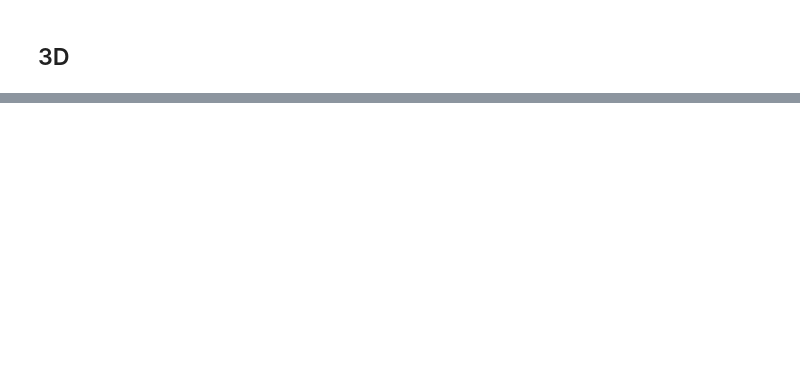
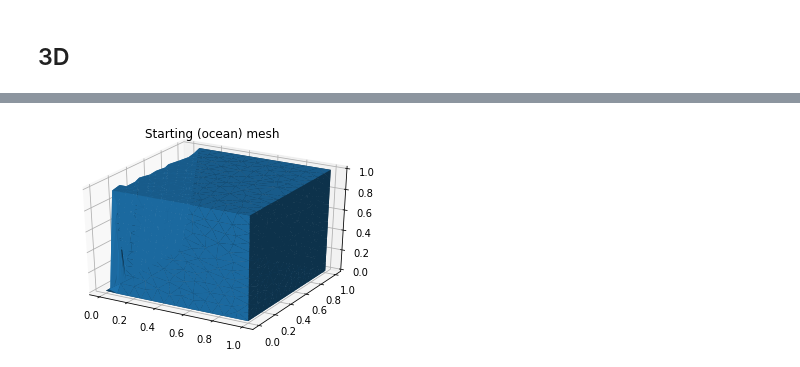
Before and after one commit to TheCrowned/FEFFII, a Jupyter notebook: experiments/ALE experiments.ipynb, the cells around one changed output, grey strips where cells are left out. Saved outputs shown, nothing was run; the diff lists cells and outputs as text; code cells hidden in the pictures; blank space fills up the shorter version.

```diff
--- a/experiments/ALE experiments.ipynb
+++ b/experiments/ALE experiments.ipynb
@@ -523,6 +524,8 @@ old point [1.   0.02] becomes (1.0, 0.024999999999999994)
 # %% [markdown]
 ## Projection and closest neighbors
 # %%
+import time
+start=time.time()
 def closest_node(node, nodes):
     nodes = np.asarray(nodes)
     dist_2 = np.sum((nodes - node)**2, axis=1)
@@ -540,11 +543,12 @@ for p in ocean_mesh.coordinates():
     #print(ice_points[mask])
     second_closest = closest_node(p, ice_points[mask])
 
-    P = np.array([ice_points[closest], ice_points[mask][second_closest]])
+    P = np.array([ice_points[closest], ice_points[mask][second_closest]]) #P needs to be normalized to be a projector!
     proj = np.matmul(np.matmul(np.transpose(P), P), p)
     print(proj)
 
-    print(('Node {}: 1st closest neighbor is {}: {}; 2nd closest neighbor is {}: {}'
-           .format(p, closest, ice_points[closest], second_closest, ice_points[mask][second_closest])))
+    print(('Node {}: 1st closest neighbor: {}; 2nd closest neighbor: {}, proj {}'
+           .format(p, ice_points[closest], ice_points[mask][second_closest], proj)))
+print('execution time {} seconds'.format(time.time()-start))
 # %% [output]
 [0. 0.]
@@ -592,0 +635,67 @@ for i in range(50):
+# %%
+feffi.parameters.define_parameters({
+    'config_file' : 'feffi/config/lid-driven-cavity-3D.yml',
+})
+gif_filenames = []
+
+# MESH INIT (unstructured)
+points = [(0,0), (1,0), (1,1), (0, 1)]
+Points = [Point(p) for p in points]
+g2d = mshr.Polygon(Points)
+g3d = mshr.Extrude2D(g2d, 1)
+mesh = mshr.generate_mesh(g3d, 20)
+
+plot(mesh, title='Starting (ocean) mesh')
+filename = 'mesh-1.png'
+plt.savefig(filename, dpi=300)
+plt.close()
+for i in range(5):
+    gif_filenames.append(filename)
+
+# FEFFI INIT
+f_spaces = feffi.functions.define_function_spaces(mesh)
+f = feffi.functions.define_functions(f_spaces)
+domain = feffi.boundaries.Domain(mesh, f_spaces)
+simul = feffi.simulation.Simulation(f, domain.BCs)
+
+# New "goal" left profile
+# NOTE: goal profile is supposed to be COARSER than current profile
+step_size = 0.1
+goal_profile = [(x, y, 0.5*(x-0.5)**2-0.1)
+                    for x in np.arange(min(mesh.coordinates()[:,0]),
+                                       max(mesh.coordinates()[:,0])+step_size,
+                                       step_size)
+                    for y in np.arange(min(mesh.coordinates()[:,1]),
+                                       max(mesh.coordinates()[:,1])+step_size,
+                                       step_size)]
+
+total_steps = 5
+for i in range(total_steps):
+    simul.timestep()
+
+    def_coeff = (i+1)/total_steps
+    goal_profile_now = [(x, y, def_coeff*z)
+                    for (x, y, z) in goal_profile]
+
+    domain.deform_boundary('left', goal_profile_now)
+    plot(mesh, title='Starting (ocean) mesh')
+    plt.show()
+    plt.close()
+
+    plot(mesh, title='{} (ocean) mesh'.format(i))
+    filename = 'mesh{}.png'.format(i)
+    plt.savefig(filename, dpi=300)
+    plt.close()
+    for i in range(3):
+        gif_filenames.append(filename)
+
+# build gif
+with imageio.get_writer('mygif.gif', mode='I') as writer:
+    for filename in gif_filenames:
+        image = imageio.imread(filename)
+        writer.append_data(image)
+
+# Remove files
+#for filename in set(gif_filenames):
+#    os.remove(filename)
+# %% [output]
@@ -592,0 +752 @@ for i in range(50):
+[figure, added]
```
Also changed, not shown: parts of 7 cells of this notebook, 2 other files.
